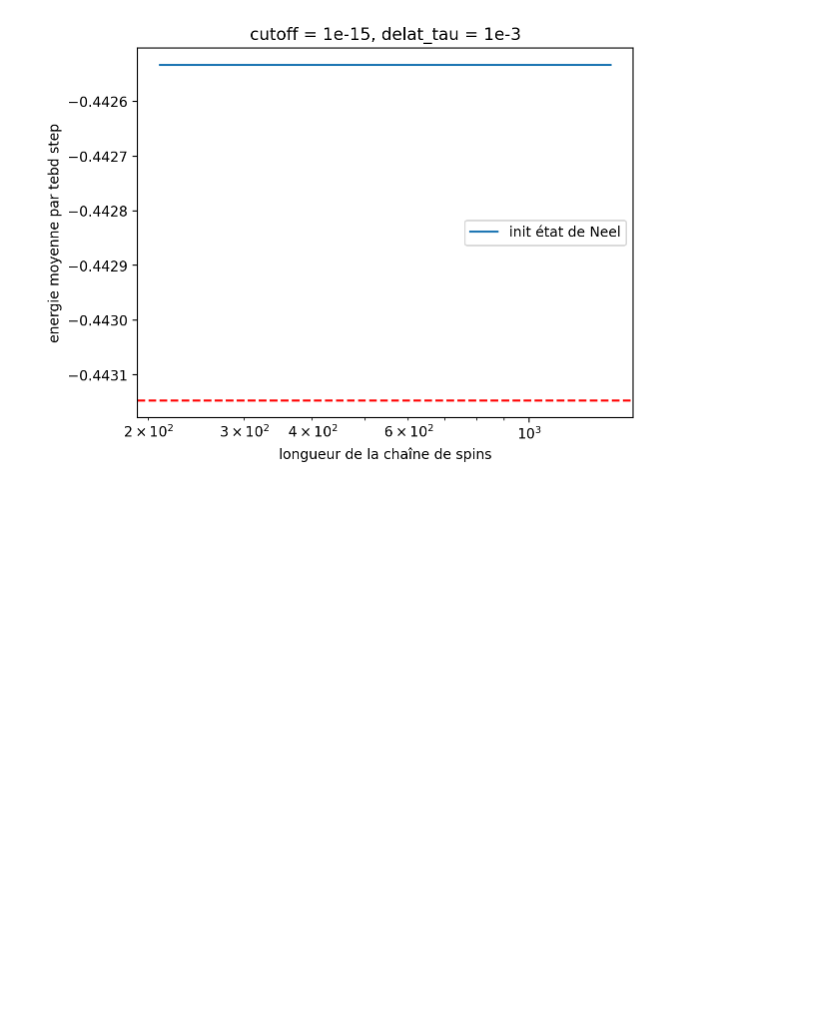
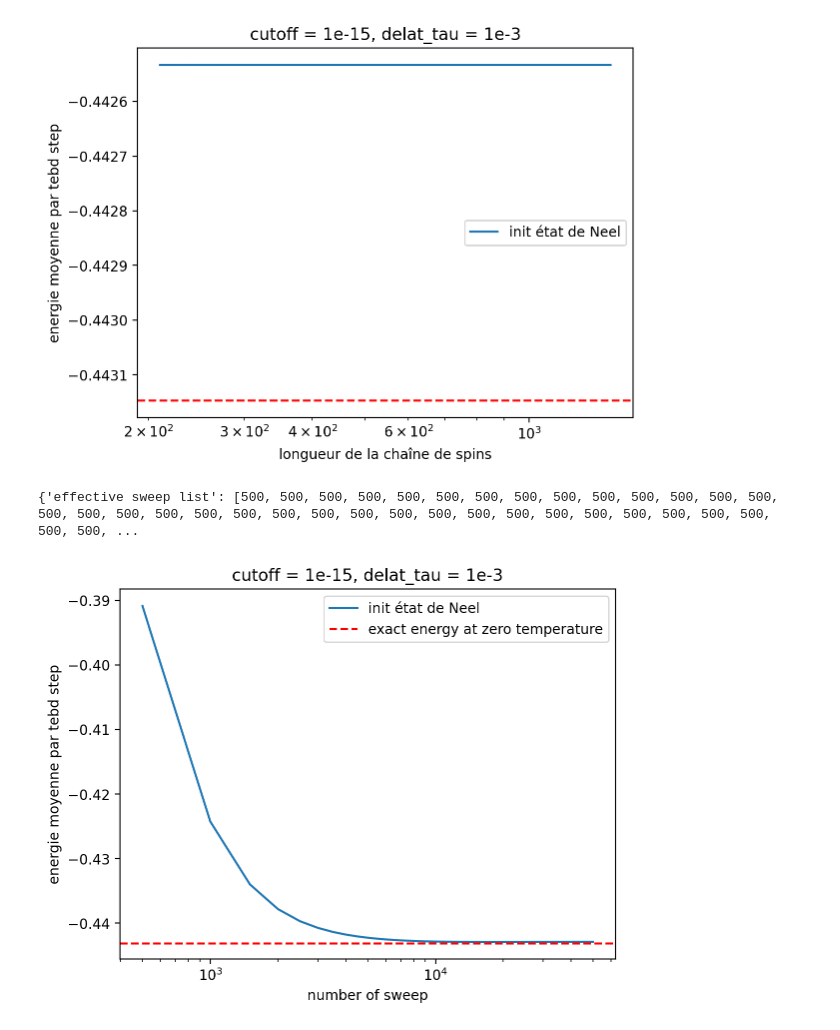
Before and after one commit to romanbeauvallet/Many-Body-Localization, a Jupyter notebook: analyse_simulations_julia/analysis.ipynb, the cells around one changed output. Cells and saved outputs as stored; diff of their text form; code cells hidden in the pictures; blank space fills up the shorter version.

```diff
--- a/analyse_simulations_julia/analysis.ipynb
+++ b/analyse_simulations_julia/analysis.ipynb
@@ -226,3 +226,22 @@ axes.axhline(y=E, color='red', linestyle='--')
 plt.show()
 # %% [output]
 [figure]
+# %%
+with open("DATA/outputN200sweep50000.json", "r") as file:
+    dicNeelsweep50000 = js.load(file)
+
+print(dicNeelsweep50000)
+# %% [output]
+{'effective sweep list': [500, 500, 500, 500, 500, 500, 500, 500, 500, 500, 500, 500, 500, 500, 500, 500, 500, 500, 500, 500, 500, 500, 500, 500, 500, 500, 500, 500, 500, 500, 500, 500, 500, 500, 500, ...
+# %%
+E = 1/4 - np.log(2)
+fig, axes = plt.subplots()
+axes.semilogx(dicNeelsweep50000["sweep range"], dicNeelsweep50000["energy sweep list"], label="init état de Neel")
+axes.set_xlabel("number of sweep")
+axes.set_ylabel("energie moyenne par tebd step")
+axes.set_title("cutoff = 1e-15, delat_tau = 1e-3")
+axes.axhline(y=E, color='red', linestyle='--', label="exact energy at zero temperature")
+axes.legend()
+plt.show()
+# %% [output]
+[figure, added]
```
Also changed, not shown: parts of 2 cells of this notebook, 6 other files.
